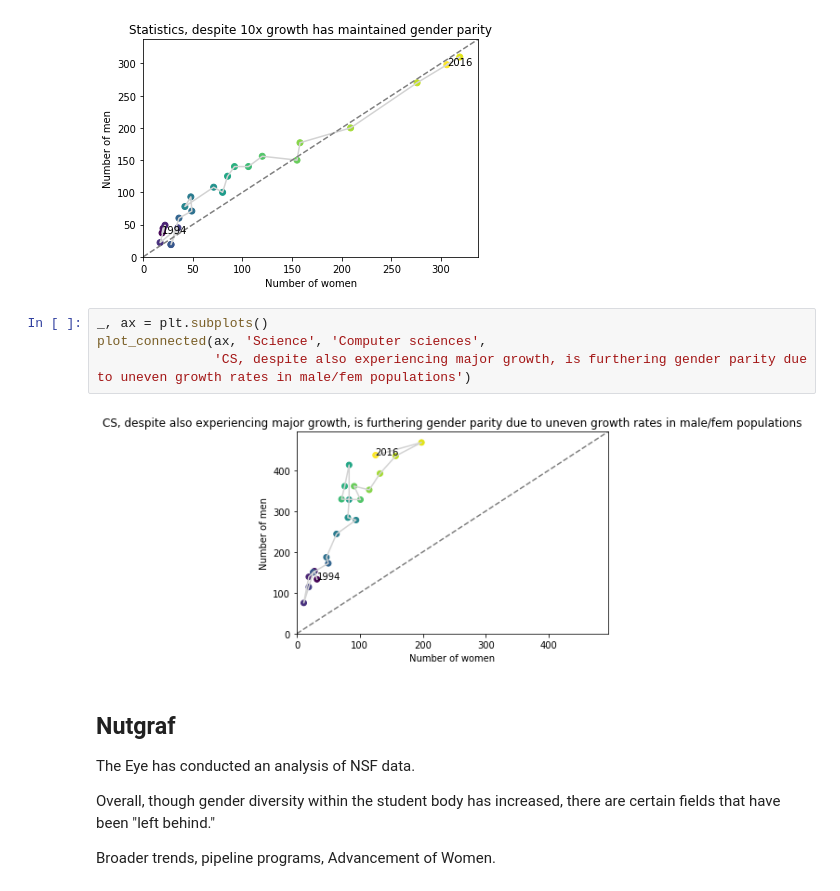
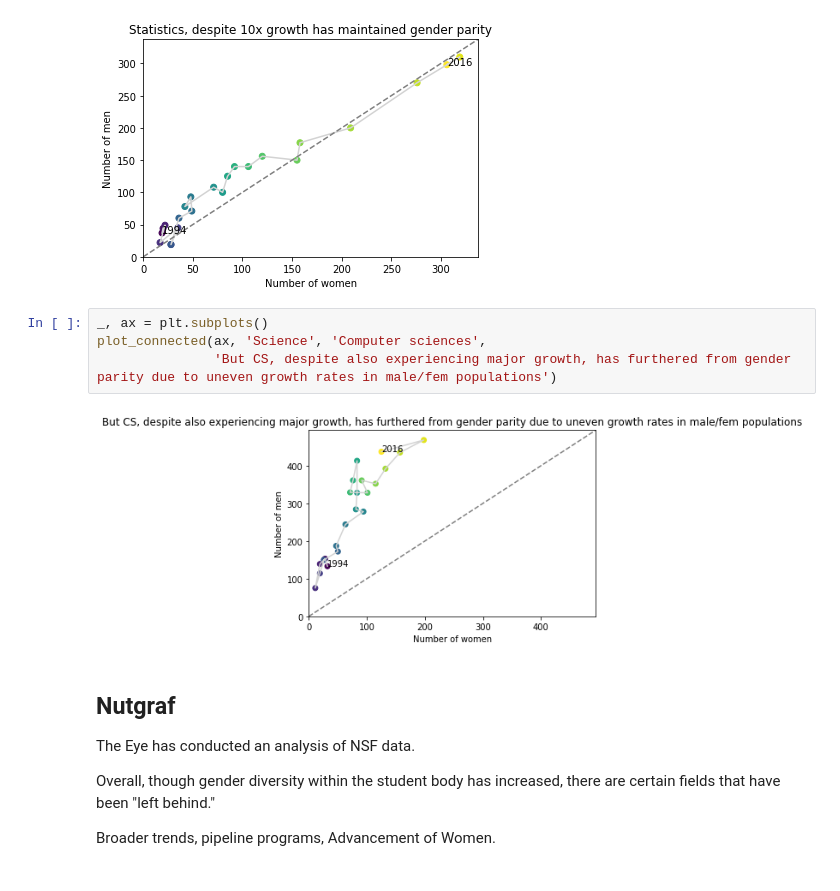
Before and after one commit to spec-journalism/gss-diversity, a Jupyter notebook: notebooks/narrative.ipynb, the cells around one changed output. Cells and saved outputs as stored; diff of their text form.

```diff
--- a/notebooks/narrative.ipynb
+++ b/notebooks/narrative.ipynb
@@ -192,9 +192,9 @@ plot_connected(ax, 'Science', 'Statistics', 'Statistics, despite 10x growth has
 # %%
 _, ax = plt.subplots()
 plot_connected(ax, 'Science', 'Computer sciences',
-               'CS, despite also experiencing major growth, is furthering gender parity due to uneven growth rates in male/fem populations')
+               'But CS, despite also experiencing major growth, has furthered from gender parity due to uneven growth rates in male/fem populations')
 # %% [output]
-[figure, old version]
+[figure, new version]
 # %% [markdown]
 ## Nutgraf
 
```
Also changed, not shown: parts of 3 cells of this notebook.
